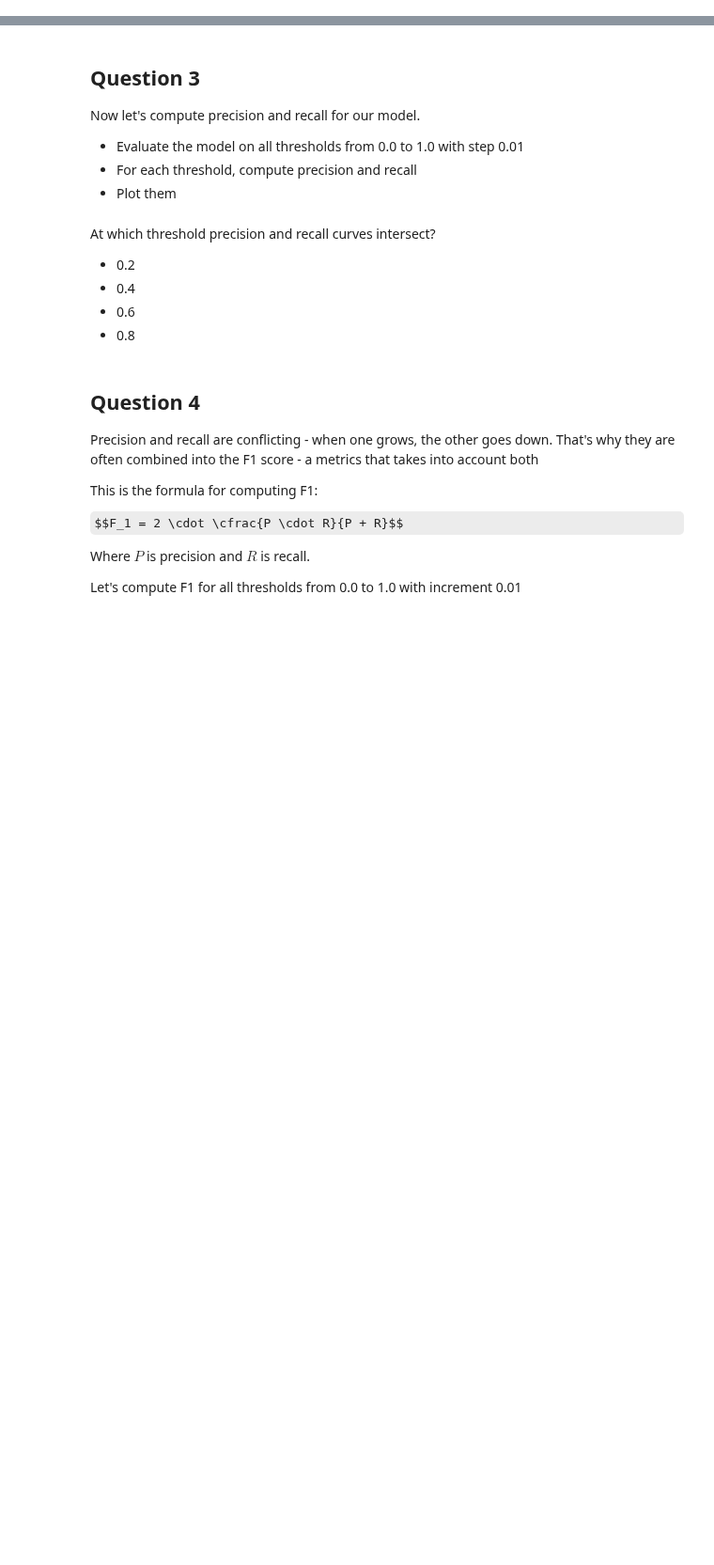
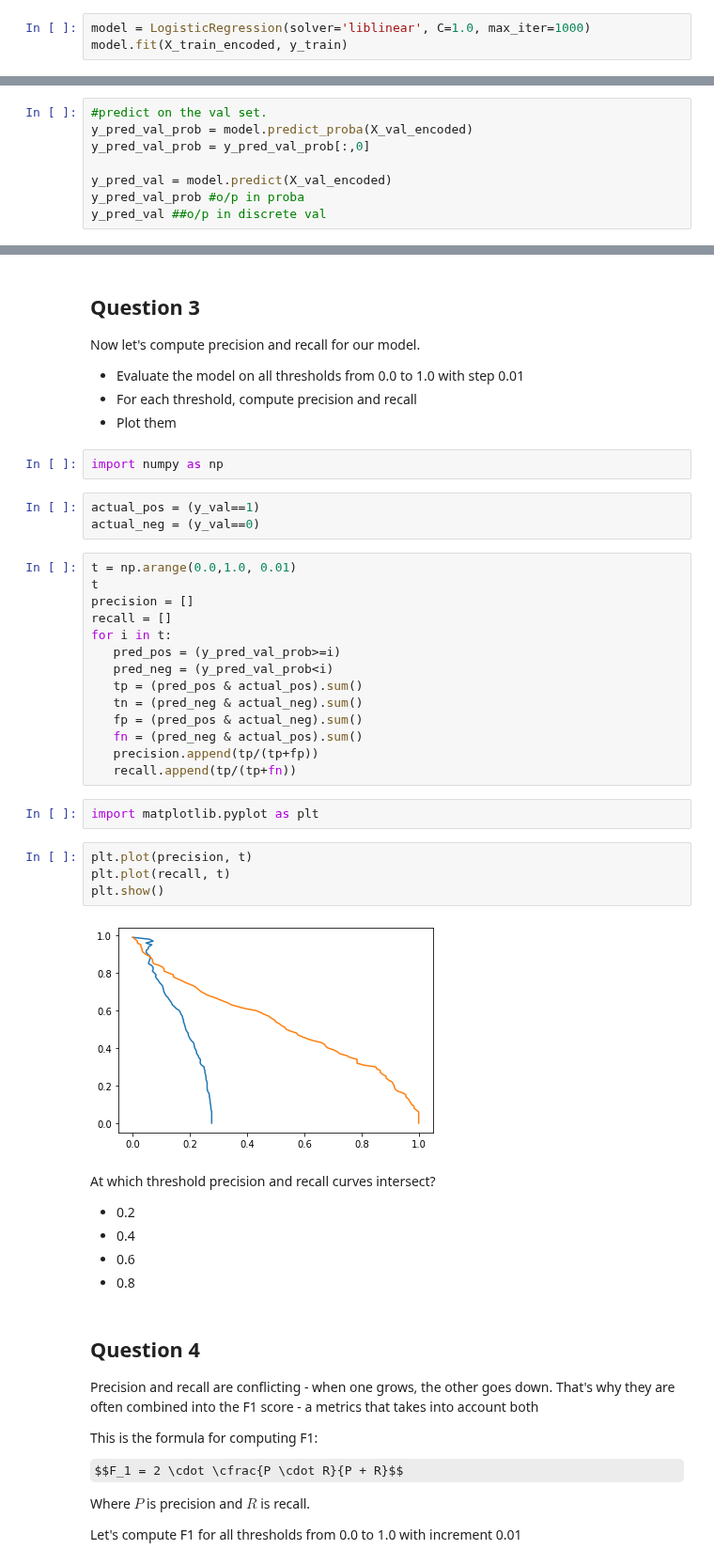
Before and after one commit to depknaraynscientist/Data_Science, a Jupyter notebook: ML_Zoomcamp_A4.ipynb, the cells around one changed output, grey strips where cells are left out. Shown at 94% size. Saved outputs shown, nothing was run; the diff lists cells and outputs as text; some formulas as TeX source; blank space fills up the shorter version.

```diff
--- a/ML_Zoomcamp_A4.ipynb
+++ b/ML_Zoomcamp_A4.ipynb
@@ -324,0 +323,3 @@ def train(inp, y_train):
+# %%
+model = LogisticRegression(solver='liblinear', C=1.0, max_iter=1000)
+model.fit(X_train_encoded, y_train)
@@ -324,0 +332,8 @@ def train(inp, y_train):
+# %%
+#predict on the val set.
+y_pred_val_prob = model.predict_proba(X_val_encoded)
+y_pred_val_prob = y_pred_val_prob[:,0]
+
+y_pred_val = model.predict(X_val_encoded)
+y_pred_val_prob #o/p in proba
+y_pred_val ##o/p in discrete val
@@ -339,6 +376,33 @@ Now let's compute precision and recall for our model.
 * Evaluate the model on all thresholds from 0.0 to 1.0 with step 0.01
 * For each threshold, compute precision and recall
 * Plot them
+# %%
+import numpy as np
+# %%
+actual_pos = (y_val==1)
+actual_neg = (y_val==0)
+# %%
+t = np.arange(0.0,1.0, 0.01)
+t
+precision = []
+recall = []
+for i in t:
+   pred_pos = (y_pred_val_prob>=i)
+   pred_neg = (y_pred_val_prob<i)
+   tp = (pred_pos & actual_pos).sum()
+   tn = (pred_neg & actual_neg).sum()
+   fp = (pred_pos & actual_neg).sum()
+   fn = (pred_neg & actual_pos).sum()
+   precision.append(tp/(tp+fp))
+   recall.append(tp/(tp+fn))
+# %%
+import matplotlib.pyplot as plt
+# %%
+plt.plot(precision, t)
+plt.plot(recall, t)
+plt.show()
+# %% [output]
+[figure, added]
 # %% [markdown]
 At which threshold precision and recall curves intersect?
 
```
Also changed, not shown: parts of 6 cells of this notebook.
